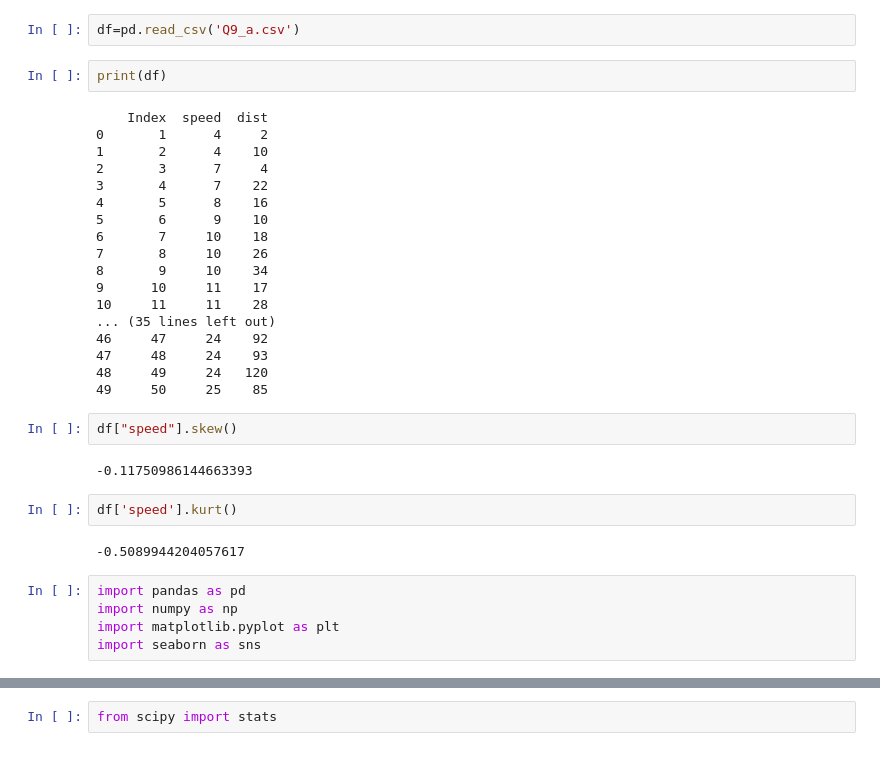
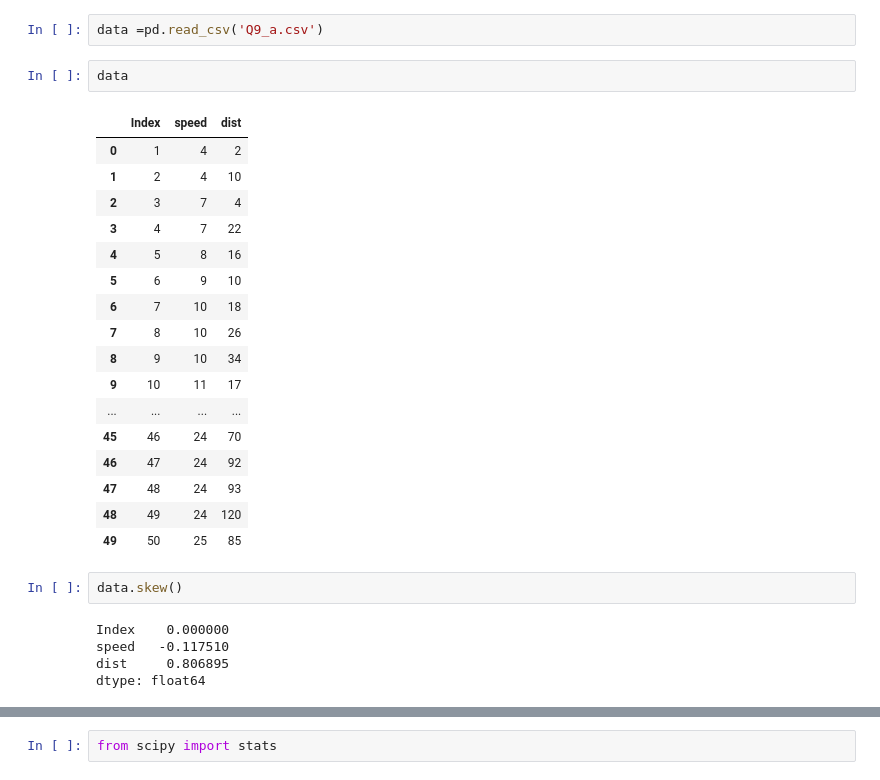
Before and after one commit to pincha673/notes, a Jupyter notebook: Assingment1.ipynb, the cells around one changed output, grey strips where cells are left out. Saved outputs shown, nothing was run; the diff lists cells and outputs as text.

```diff
--- a/Assingment1.ipynb
+++ b/Assingment1.ipynb
@@ -9,37 +11,31 @@ uploaded=files.upload()
 [interactive output not drawn]
 Saving Q9_a.csv to Q9_a.csv
 # %%
-df=pd.read_csv('Q9_a.csv')
+data =pd.read_csv('Q9_a.csv')
-# %%
-print(df)
-# %% [output]
-    Index  speed  dist
-0       1      4     2
-1       2      4    10
-2       3      7     4
-3       4      7    22
-4       5      8    16
-5       6      9    10
-6       7     10    18
-7       8     10    26
-8       9     10    34
-9      10     11    17
-10     11     11    28
-... (35 lines left out)
-46     47     24    92
-47     48     24    93
-48     49     24   120
-49     50     25    85
-# %%
-df["speed"].skew()
-# %% [output]
--0.11750986144663393
-# %%
-df['speed'].kurt()
-# %% [output]
--0.5089944204057617
-# %%
-import pandas as pd
-import numpy as np
-import matplotlib.pyplot as plt
-import seaborn as sns
+# %%
+data
+# %% [output]
+|  | Index | speed | dist |
+| 0 | 1 | 4 | 2 |
+| 1 | 2 | 4 | 10 |
+| 2 | 3 | 7 | 4 |
+| 3 | 4 | 7 | 22 |
+| 4 | 5 | 8 | 16 |
+| 5 | 6 | 9 | 10 |
+| 6 | 7 | 10 | 18 |
+| 7 | 8 | 10 | 26 |
+| 8 | 9 | 10 | 34 |
+| 9 | 10 | 11 | 17 |
+| ... | ... | ... | ... |
+| 45 | 46 | 24 | 70 |
+| 46 | 47 | 24 | 92 |
+| 47 | 48 | 24 | 93 |
+| 48 | 49 | 24 | 120 |
+| 49 | 50 | 25 | 85 |
+# %%
+data.skew()
+# %% [output]
+Index    0.000000
+speed   -0.117510
+dist     0.806895
+dtype: float64
```
Also changed, not shown: parts of 34 cells of this notebook.
